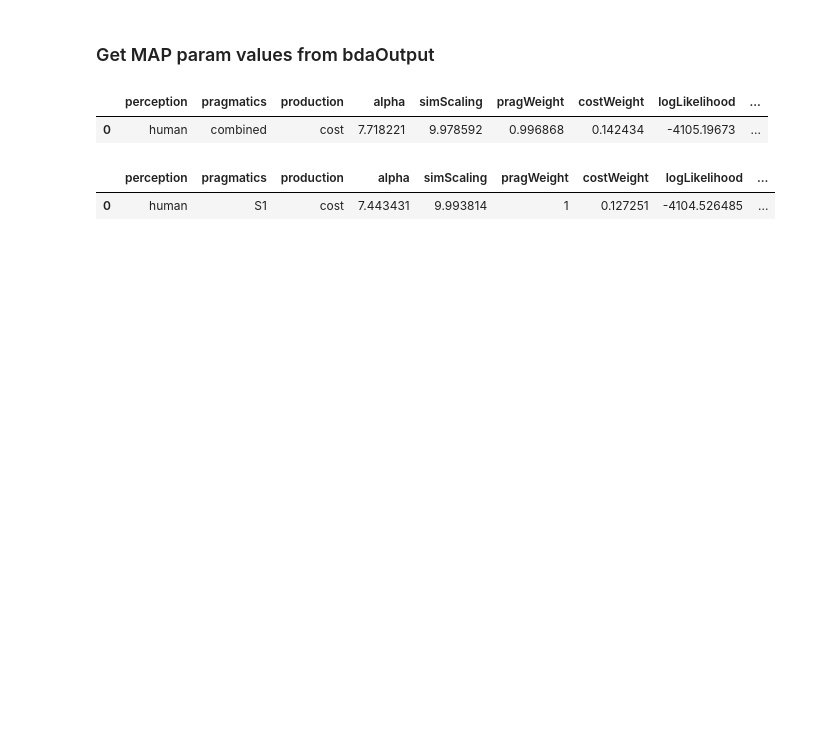
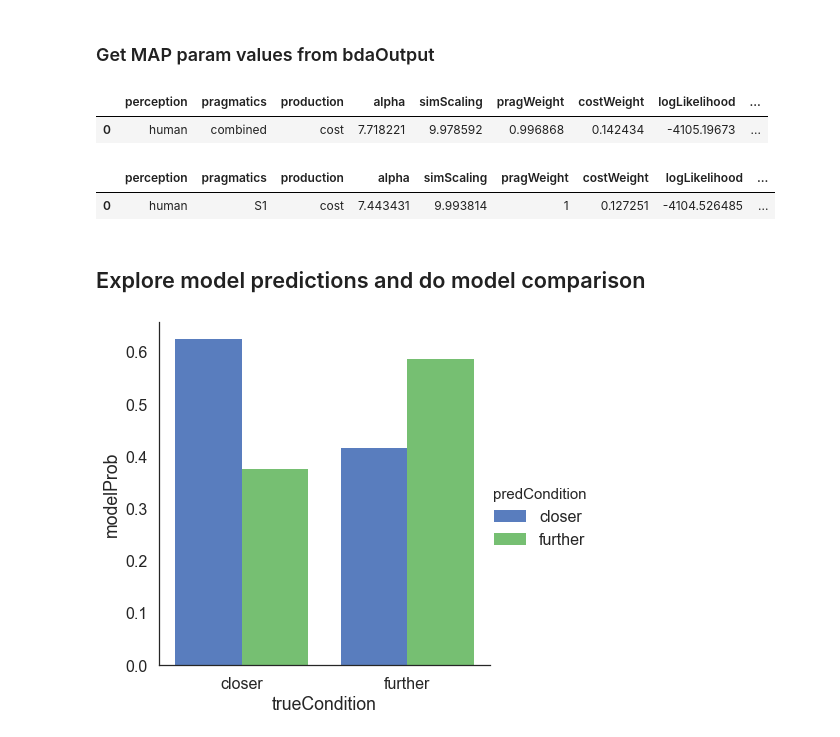
Before and after one commit to judithfan/visual_communication_in_context, a Jupyter notebook: analysis/pilot2_analysis_sketchpad_basic_recog.ipynb, the cells around one changed output. Drawn from its saved outputs; the diff is of its cells as text; code cells hidden in the pictures; blank space fills up the shorter version.

Commit message:
start to port over some of the model predictives analysis into ipynb

```diff
--- a/analysis/pilot2_analysis_sketchpad_basic_recog.ipynb
+++ b/analysis/pilot2_analysis_sketchpad_basic_recog.ipynb
@@ -687,3 +716,28 @@ x
 # %% [output]
 |  | perception | pragmatics | production | alpha | simScaling | pragWeight | costWeight | logLikelihood | ... |
 | 0 | human | S1 | cost | 7.443431 | 9.993814 | 1 | 0.127251 | -4104.526485 | ... |
+# %% [markdown]
+## Explore model predictions and do model comparison
+# %%
+def sumlogprob(a,b):
+    if (a > b):
+        return a + np.log1p(np.exp(b-a))
+    else:
+        return b + np.log1p(np.exp(a-b))
+
+dogs = sorted(['weimaraner', 'chihuahua', 'basset', 'doberman', 'bloodhound', 'bullmastiff', 'goldenretriever', 'pug'])
+chairs = sorted(['leather', 'straight', 'squat', 'sling', 'woven', 'waiting', 'inlay','knob'])
+birds = sorted(['crow', 'pigeon', 'robin', 'sparrow', 'tomtit', 'nightingale', 'bluejay', 'cuckoo'])
+cars = sorted(['beetle', 'bluesport', 'brown', 'white', 'redsport', 'redantique', 'hatchback', 'bluesedan'])
+# %%
+path_to_bda_output = '../models/bdaOutput'
+# %%
+## load in predictives for combined model where the cost is measured in rescaled_drawDuration
+menu_predictives = ['drawDurationPredictives.csv']
+predictives = pd.read_csv(os.path.join(path_to_bda_output,'drawDurationPredictives.csv'))
+
+### various preprocessing
+predictives = predictives.drop(columns=['asdf','trueSketch'],axis=1) ## remove some columns
+predictives = predictives.rename(index=str,columns={'coarseGrainedTrueSketch':'trueSketch','coarseGrainedPossibleSketch':'predSketch'})
+predictives['trueCondition'], predictives['trueSketchTarget'] = predictives['trueSketch'].str.split('_', 1).str
+predictives['predCondition'], predictives['predSketchTarget'] = predictives['predSketch'].str.split('_', 1).str
@@ -689,0 +748,17 @@ x
+# %%
+## coarse aggregation: higher probability assigned to true condition than false?
+P = predictives.groupby(['trueSketch', 'trueCondition', 'predCondition'])['modelProb'].\
+apply(lambda x: reduce(sumlogprob,x) - np.log(len(x))).\
+groupby(['trueCondition','predCondition']).\
+apply(lambda x: np.sum(np.exp(x)))
+
+## plot it
+Y = pd.DataFrame(P)
+Y.reset_index(inplace=True)
+g = sns.factorplot(x="trueCondition",
+                   y="modelProb",
+                   hue="predCondition",
+                   data=Y,
+                   size=6, kind="bar", palette="muted")
+# %% [output]
+[figure, added]
```
Also changed, not shown: parts of 7 cells of this notebook.
